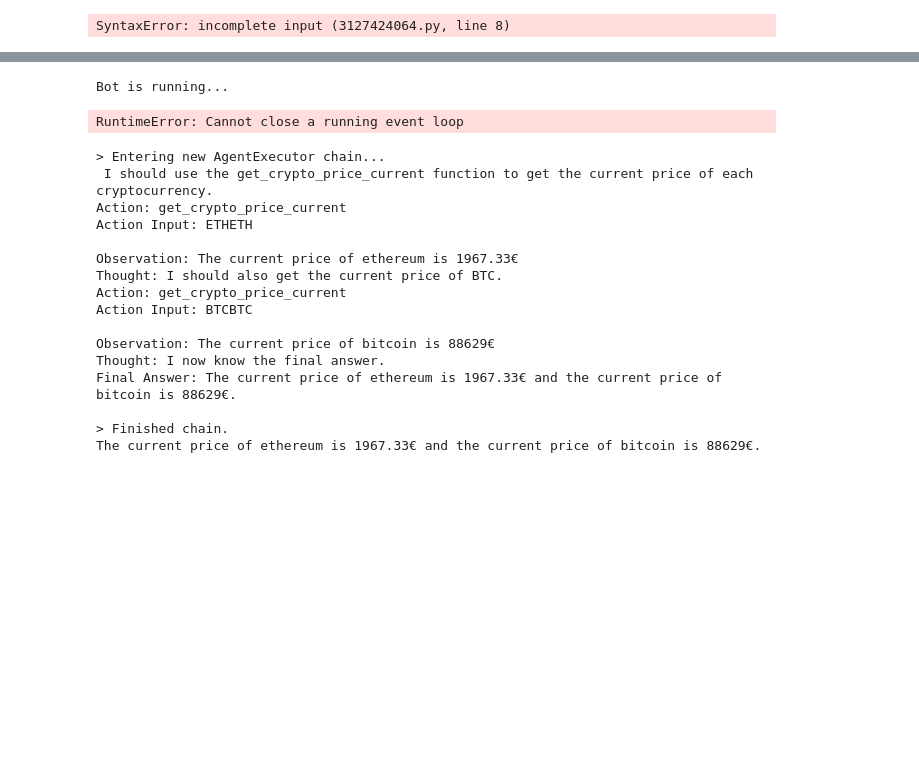
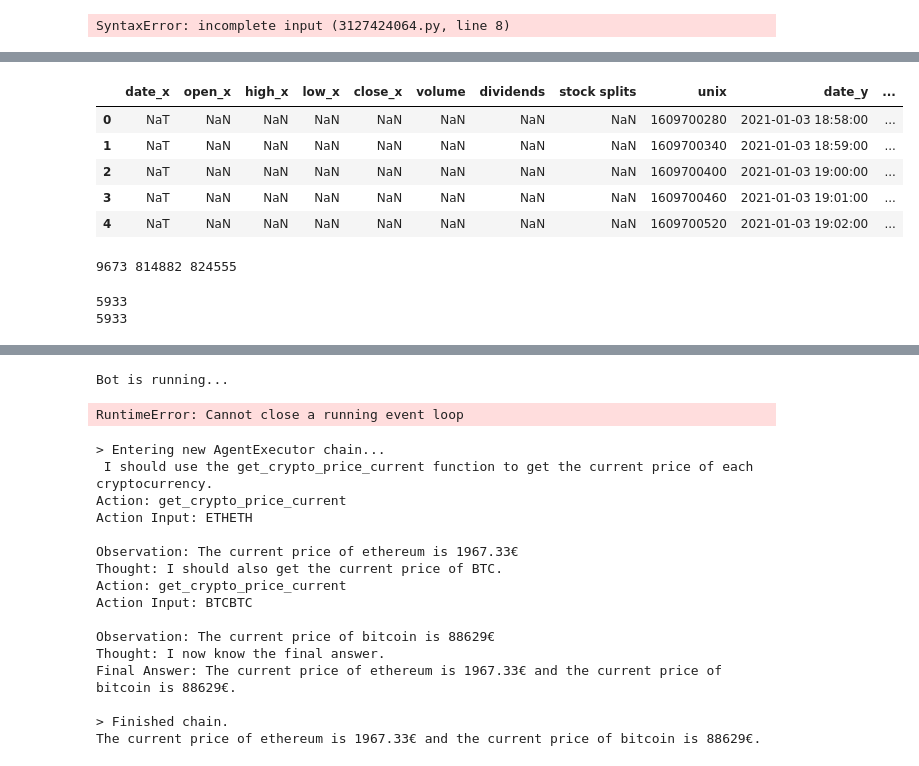
Before and after one commit to weberkry/MOM_Crypto_Bot, a Jupyter notebook: agent/agent testing.ipynb, the cells around one changed output, grey strips where cells are left out. Cells and saved outputs as stored; diff of their text form; code cells hidden in the pictures; blank space fills up the shorter version.

```diff
--- a/agent/agent testing.ipynb
+++ b/agent/agent testing.ipynb
@@ -96,6 +96,8 @@ SyntaxError: incomplete input (3127424064.py, line 8)
 import Mandelbrot
 
 
-Mandelbrot.historical_data(crypto="BTC", curr="EUR", gran="d").head()
+data= Mandelbrot.historical_data(crypto="BTC", curr="EUR", gran="m")
+#data_hour = Mandelbrot.historical_data(crypto="BTC", curr="EUR", gran="hourly")
+#data_minute = Mandelbrot.historical_data(crypto="BTC", curr="EUR", gran="minute")
 # %% [output]
 EUR
@@ -108,0 +195,26 @@ https://www.cryptodatadownload.com/cdd/Binance_BTCEUR_d.csv
+# %%
+data['date'] = pd.to_datetime(data['unix'], unit='s')
+# %%
+data.head()
+# %% [output]
+|  | date_x | open_x | high_x | low_x | close_x | volume | dividends | stock splits | unix | date_y | ... |
+| 0 | NaT | NaN | NaN | NaN | NaN | NaN | NaN | NaN | 1609700280 | 2021-01-03 18:58:00 | ... |
+| 1 | NaT | NaN | NaN | NaN | NaN | NaN | NaN | NaN | 1609700340 | 2021-01-03 18:59:00 | ... |
+| 2 | NaT | NaN | NaN | NaN | NaN | NaN | NaN | NaN | 1609700400 | 2021-01-03 19:00:00 | ... |
+| 3 | NaT | NaN | NaN | NaN | NaN | NaN | NaN | NaN | 1609700460 | 2021-01-03 19:01:00 | ... |
+| 4 | NaT | NaN | NaN | NaN | NaN | NaN | NaN | NaN | 1609700520 | 2021-01-03 19:02:00 | ... |
+# %%
+merged_df = pd.merge(data_yf, data_cdd, on='unix', how='outer').sort_values('unix').reset_index(drop=True)
+
+print(len(data_yf), len(data_cdd), len(merged_df))
+# %% [output]
+9673 814882 824555
+# %%
+combined_df = pd.concat([data_cdd, data_yf])
+print(len(combined_df))
+
+#combined_df = combined_df.drop_duplicates(subset='unix').sort_values('unix').reset_index(drop=True)
+print(len(combined_df))
+# %% [output]
+5933
+5933
```
Also changed, not shown: parts of 9 cells of this notebook, 1 other file.
